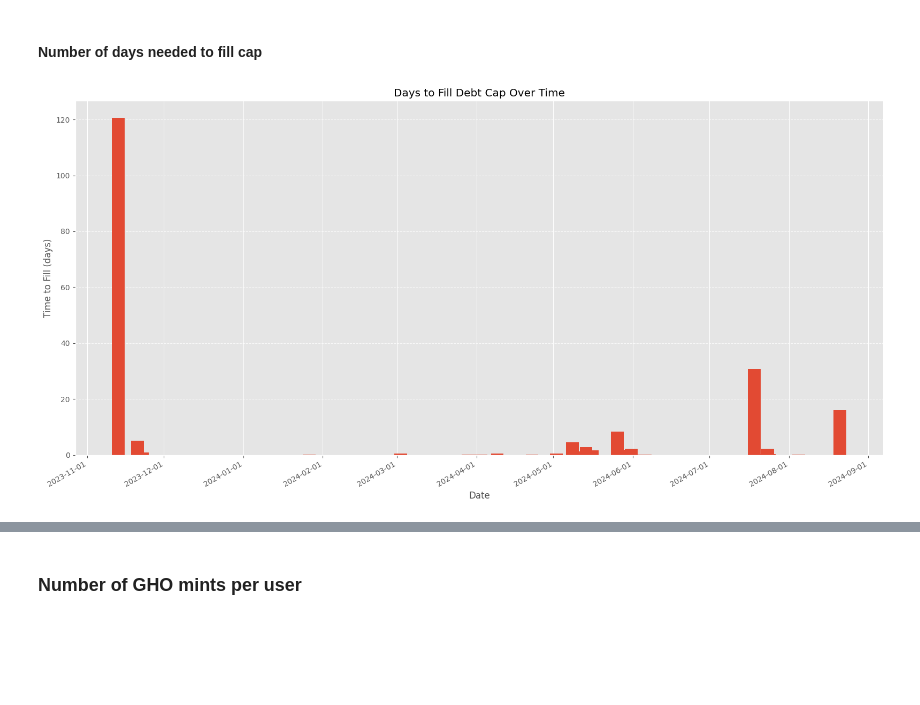
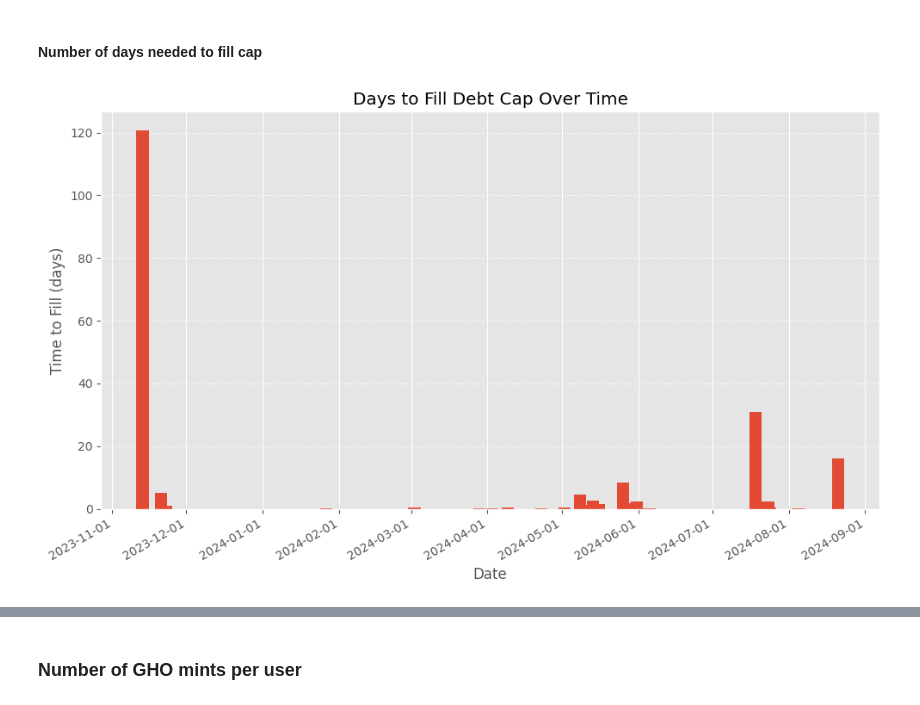
Before and after one commit to benber86/gho_users, a Jupyter notebook: New Users.ipynb, the cells around one changed output, grey strips where cells are left out. Drawn from its saved outputs; the diff is of its cells as text; code cells hidden in the pictures; blank space fills up the shorter version.

```diff
--- a/New Users.ipynb
+++ b/New Users.ipynb
@@ -47,6 +47,13 @@ The difference is just from new queries, so no issues with the subgraph, it's ju
 # %% [markdown]
 ## Get all GHO borrow transactions
 # %%
+def get_gho_usage(history: dict, action: str) -> bool:
+    for action in history[action]:
+        if 'reserve' in action:
+            if action['reserve']['symbol'] == 'GHO':
+                return True
+    return False
+
 transactions = []
 for history in histories:
     for entry in data:
@@ -76,6 +83,7 @@ import pandas as pd
 import matplotlib.pyplot as plt
 from datetime import datetime
 
+plt.style.use('ggplot')
 df = pd.DataFrame.from_dict(first_transactions, orient='index', columns=['timestamp'])
 df.index.name = 'user'
 df['timestamp'] = pd.to_datetime(df['timestamp'], unit='s')
@@ -226,35 +234,35 @@ import pandas as pd
 import matplotlib.pyplot as plt
 import matplotlib.dates as mdates
 
 tx_df['datetime'] = pd.to_datetime(tx_df['datetime'])
 
 def calculate_fill_times(df):
     fill_times = []
     start_time = None
     for _, row in df.iterrows():
         if row['utilization'] < 98 and start_time is None:
             start_time = row['datetime']
         elif row['utilization'] >= 98 and start_time is not None:
             duration = (row['datetime'] - start_time).total_seconds() / 86400
             fill_times.append((row['datetime'], duration))
             start_time = None
     return pd.DataFrame(fill_times, columns=['datetime', 'fill_time'])
 
 fill_times_df = calculate_fill_times(tx_df)
 
-plt.figure(figsize=(16, 8))
+plt.figure(figsize=(10, 6))
 plt.bar(fill_times_df['datetime'], fill_times_df['fill_time'], width=5, align='center')
 plt.xlabel('Date')
 plt.ylabel('Time to Fill (days)')
 plt.title('Days to Fill Debt Cap Over Time')
 plt.gca().xaxis.set_major_formatter(mdates.DateFormatter('%Y-%m-%d'))
 plt.gca().xaxis.set_major_locator(mdates.AutoDateLocator())
 plt.gcf().autofmt_xdate()
 plt.grid(True, axis='y', linestyle='--', alpha=0.7)
 plt.tight_layout()
 plt.show()
 # %% [output]
-[figure, old version]
+[figure, new version]
 # %%
 fill_times_df['timestamp'] = fill_times_df['datetime'].astype(int) // 10**9
 fill_times_df = fill_times_df.drop('datetime', axis=1)
```
Also changed, not shown: parts of 2 cells of this notebook.
